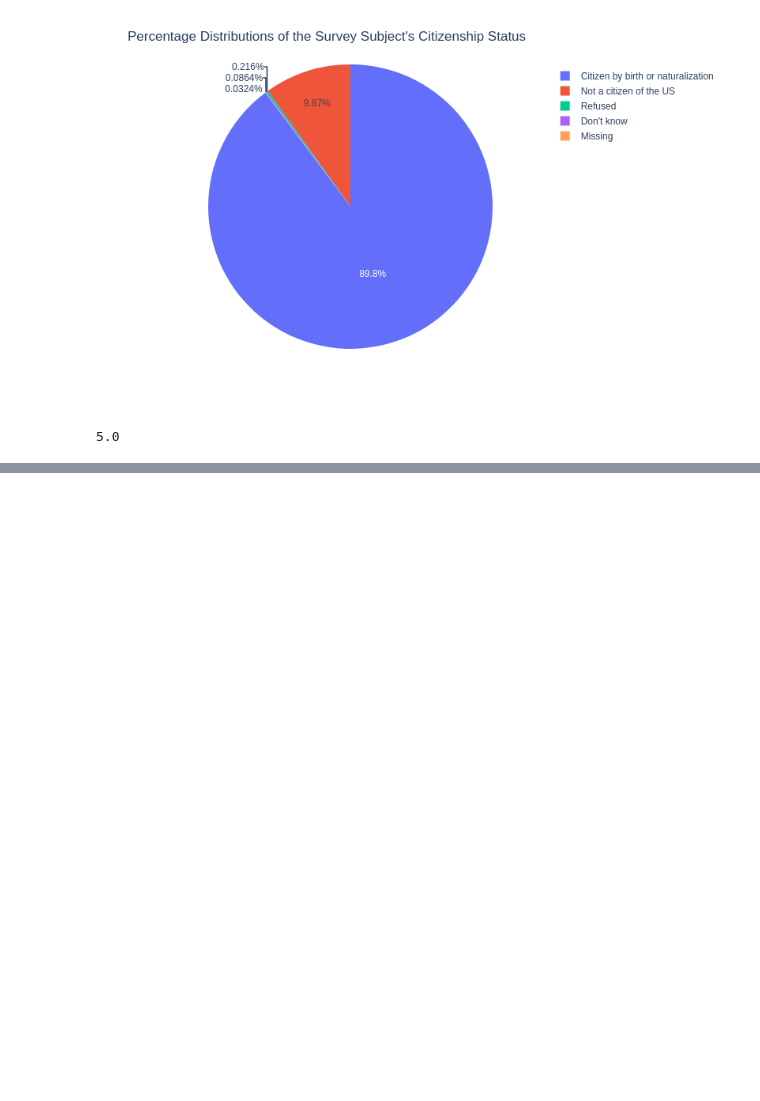
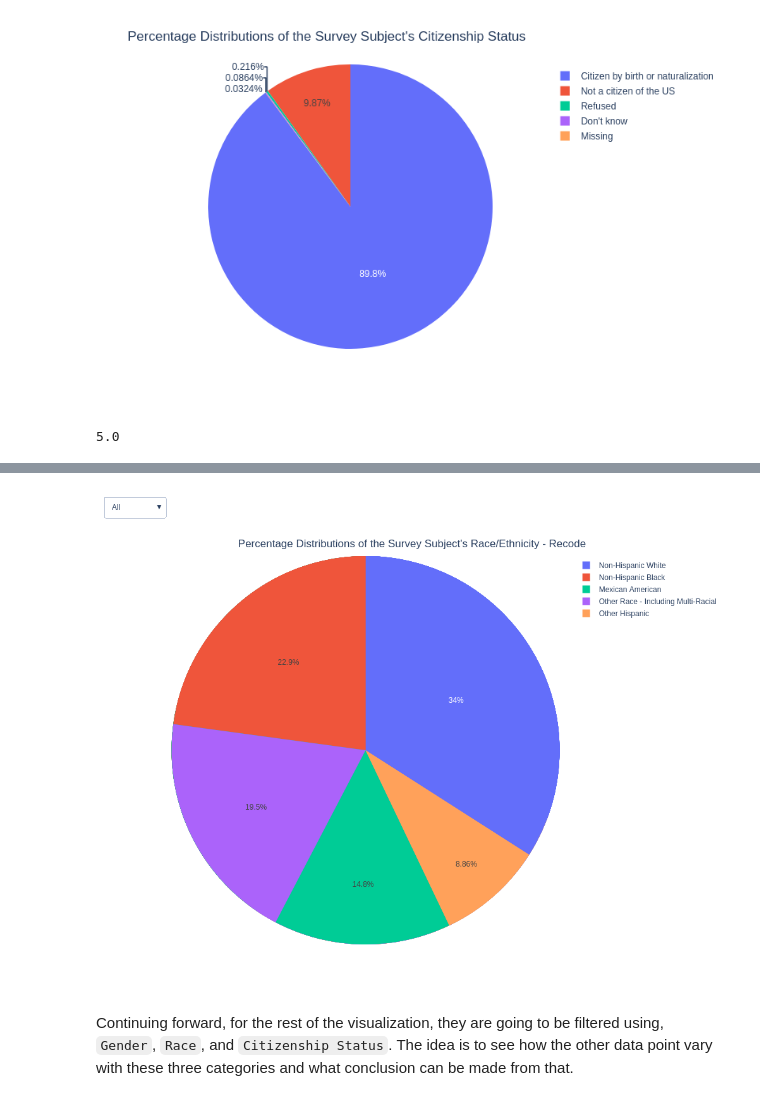
Before and after one commit to kkrusere/NHANES-Data-Visualization-Dashboard-on-Health-Disparities-and-Inequities, a Jupyter notebook: NHANES_data_collection_and_EDA.ipynb, the cells around one changed output, grey strips where cells are left out. Saved outputs shown, nothing was run; the diff lists cells and outputs as text; code cells hidden in the pictures; blank space fills up the shorter version.

```diff
--- a/NHANES_data_collection_and_EDA.ipynb
+++ b/NHANES_data_collection_and_EDA.ipynb
@@ -1229,10 +1229,11 @@ survey_cycle_dict.get('2007-2008')
 # %% [output]
 5.0
 # %%
+#this is for creating the above pie charts using a the survey cycle list filter, this will be used for later in the streamlit app
 fig = go.Figure()
 for cycle in survey_cycle_list:
-  df = get_df(dataframe,'Citizenship Status', survey_cycle_dict.get(cycle))
-  fig.add_trace(go.Pie(labels = df['Citizenship Status'],
+  df = get_df(dataframe,'Race/Ethnicity - Recode', survey_cycle_dict.get(cycle))
+  fig.add_trace(go.Pie(labels = df['Race/Ethnicity - Recode'],
                           values = df['Count'],
                           name = cycle, visible = True)
   )
@@ -1262,4 +1263,14 @@ fig.update_layout(
     width=1000,
     height=800
 )
+fig.update_layout(
+    title={
+        'text': f"Percentage Distributions of the Survey Subject's Race/Ethnicity - Recode",
+        'y':0.9,
+        'x':0.5,
+        'xanchor': 'center',
+        'yanchor': 'top'})
+
+fig.show(renderer='png')
+#fig.show()
 # %% [output]
@@ -1266,0 +1277,3 @@ fig.update_layout(
+[figure, added]
+# %% [markdown]
+Continuing forward, for the rest of the visualization, they are going to be filtered using, `Gender`, `Race`, and `Citizenship Status`. The idea is to see how the other data point vary with these three categories and what conclusion can be made from that.
```
Also changed, not shown: parts of 1 cell of this notebook.
